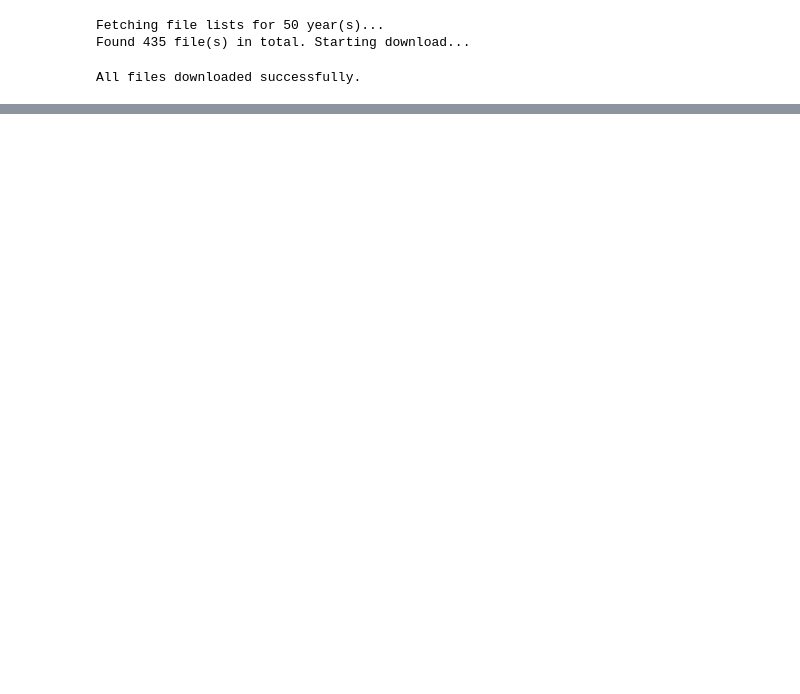
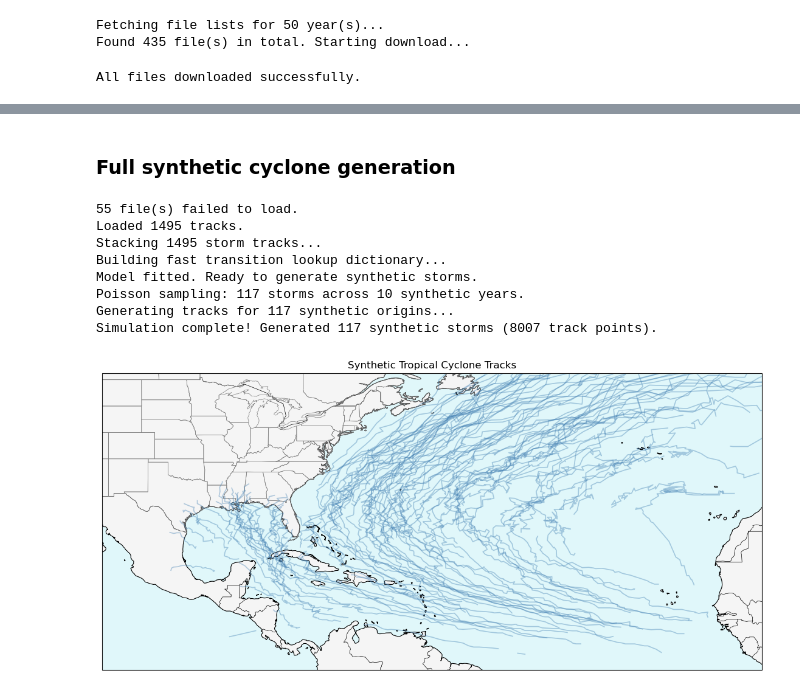
Before and after one commit to christianwirths/NatCat, a Jupyter notebook: notebooks/nb5_probabilistic_storms.ipynb, the cells around one changed output, grey strips where cells are left out. Drawn from its saved outputs; the diff is of its cells as text; code cells hidden in the pictures; blank space fills up the shorter version.

```diff
--- a/notebooks/nb5_probabilistic_storms.ipynb
+++ b/notebooks/nb5_probabilistic_storms.ipynb
@@ -118,0 +82,22 @@ plt.show()
+# %% [markdown]
+### Full synthetic cyclone generation
+# %%
+# We have everything within the SyntheticTCCatalog where we can also set all parameters
+# We then just need to define where the database is located and how many stroms or years
+# (using poisson distribution of stroms per year) to generate storm tracks and then we can also plot them.
+from probabilistic import SyntheticTCCatalog
+
+model = SyntheticTCCatalog(basin='al', grid_size=2.0, max_hours=360)
+model.fit("/Users/wirths/Documents/Private/NatCat/data/raw")
+catalog = model.generate(n_years=10)
+model.plot_tracks(color="steelblue")
+# %% [output]
+55 file(s) failed to load.
+Loaded 1495 tracks.
+Stacking 1495 storm tracks...
+Building fast transition lookup dictionary...
+Model fitted. Ready to generate synthetic storms.
+Poisson sampling: 117 storms across 10 synthetic years.
+Generating tracks for 117 synthetic origins...
+Simulation complete! Generated 117 synthetic storms (8007 track points).
+[figure, added]
```
Also changed, not shown: parts of 11 cells of this notebook, 3 other files.
